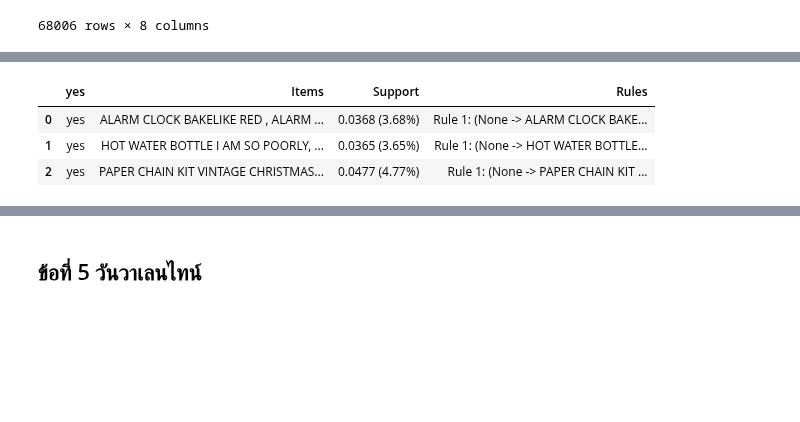
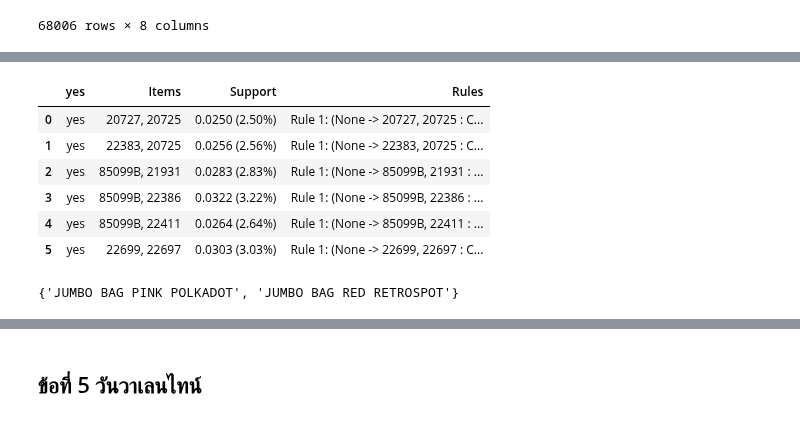
Before and after one commit to lapatradaa/BSC_DPDM23, a Jupyter notebook: hw1.ipynb, the cells around one changed output, grey strips where cells are left out. Cells and saved outputs as stored; diff of their text form; code cells hidden in the pictures; blank space fills up the shorter version.

```diff
--- a/hw1.ipynb
+++ b/hw1.ipynb
@@ -74,0 +77,3 @@ from apyori import apriori
+# %%
+Europe = df[(df['Country']!='Bahrain') | (df['Country']!='Hong Kong')| (df['Country']!='Singapore') | (df['Country']!='Japan') | (df['Country']!='Israel') | (df['Country']!='Lebanonl') | (df['Country']!='Saudi Arabia') | (df['Country']!='United Arab Emirates')| (df['Country']!='Australia')| (df['Country']!='Brazil') | (df['Country']!='RSA')| (df['Country']!='Canada')| (df['Country']!='USA')| (df['Country']!='Unspecified')]
+Europe
@@ -101,0 +153,9 @@ new_transactions_dec = transactions_dec['Description'].apply(lambda x: [str(item
+# %%
+Europe_1 = Europe.groupby('InvoiceNo')['StockCode'].apply(list) #ทำการ group และทำให้ข้อมูลใน Description เป็นlist
+# %%
+min_sup = 0.025
+frequentItemsets = list(apriori(Europe_1,min_support = min_sup))
+for i in frequentItemsets:
+    if i[0].__len__()>1:
+        print('yes')
+        print(i)
@@ -104,8 +177,7 @@ import pandas as pd
 from apyori import apriori
 
 # Replace 'transactions' with your actual list of transaction sets.
-min_sup = 0.035
-frequent_itemsets = list(apriori(new_transactions_dec, min_support=min_sup))
+frequent_itemsets = list(apriori(Europe_1, min_support=min_sup))
 
 # Prepare a list to collect the results.
 results = []
@@ -113,33 +185,40 @@ results = []
 # Process each frequent itemset generated by the apriori algorithm.
 for itemset in frequent_itemsets:
     # Check if the itemset has more than one item.
     if len(itemset.items) > 1:
         # Store the basic itemset information.
         item_info = {
             "yes": 'yes',
             "Items": ', '.join(itemset.items),
             "Support": f"{itemset.support:.4f} ({itemset.support*100:.2f}%)"
         }
         rules_info = []
 
         # Now process the rules associated with the itemset.
         for rule_number, ordered_stat in enumerate(itemset.ordered_statistics, start=1):
             base_items = ', '.join(ordered_stat.items_base) if ordered_stat.items_base else 'None'
             add_items = ', '.join(ordered_stat.items_add)
             # Store the rule information.
             rules_info.append(f"Rule {rule_number}: ({base_items} -> {add_items} : Confidence={ordered_stat.confidence:.4f}, Lift={ordered_stat.lift:.4f})")
 
         # Add the itemset information and all its rules to the results.
         item_info.update({"Rules": '\n'.join(rules_info)})
         results.append(item_info)
 
 # Convert the results list to a DataFrame for display.
 results_df = pd.DataFrame(results)
 
 # If you want to display the DataFrame in Google Colab:
 results_df
 # %% [output]
 |  | yes | Items | Support | Rules |
-| 0 | yes | ALARM CLOCK BAKELIKE RED , ALARM ... | 0.0368 (3.68%) | Rule 1: (None -> ALARM CLOCK BAKE... |
-| 1 | yes | HOT WATER BOTTLE I AM SO POORLY, ... | 0.0365 (3.65%) | Rule 1: (None -> HOT WATER BOTTLE... |
-| 2 | yes | PAPER CHAIN KIT VINTAGE CHRISTMAS... | 0.0477 (4.77%) | Rule 1: (None -> PAPER CHAIN KIT ... |
+| 0 | yes | 20727, 20725 | 0.0250 (2.50%) | Rule 1: (None -> 20727, 20725 : C... |
+| 1 | yes | 22383, 20725 | 0.0256 (2.56%) | Rule 1: (None -> 22383, 20725 : C... |
+| 2 | yes | 85099B, 21931 | 0.0283 (2.83%) | Rule 1: (None -> 85099B, 21931 : ... |
+| 3 | yes | 85099B, 22386 | 0.0322 (3.22%) | Rule 1: (None -> 85099B, 22386 : ... |
+| 4 | yes | 85099B, 22411 | 0.0264 (2.64%) | Rule 1: (None -> 85099B, 22411 : ... |
+| 5 | yes | 22699, 22697 | 0.0303 (3.03%) | Rule 1: (None -> 22699, 22697 : C... |
+# %%
+set(df[(df['StockCode']=='85099B') | (df['StockCode']=='22386')]['Description'])
+# %% [output]
+{'JUMBO BAG PINK POLKADOT', 'JUMBO BAG RED RETROSPOT'}
```
Also changed, not shown: parts of 32 cells of this notebook.
